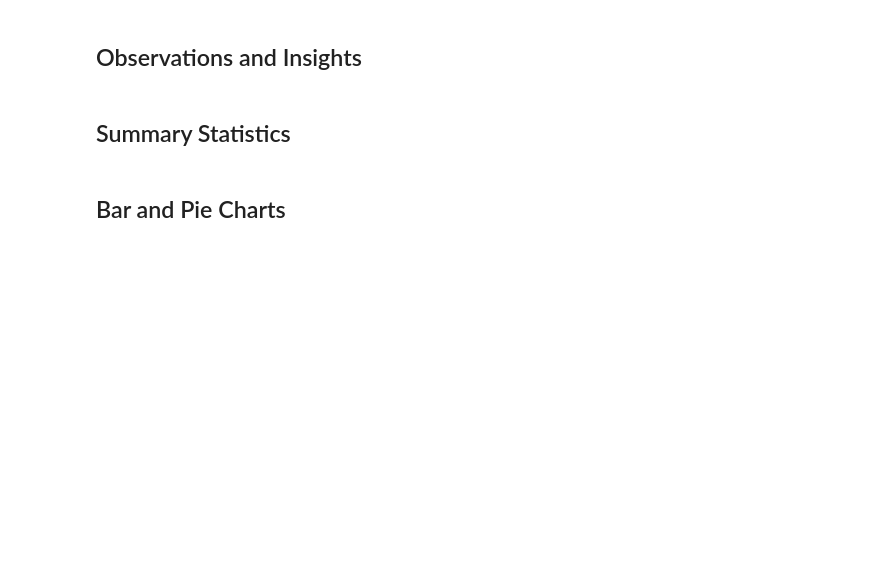
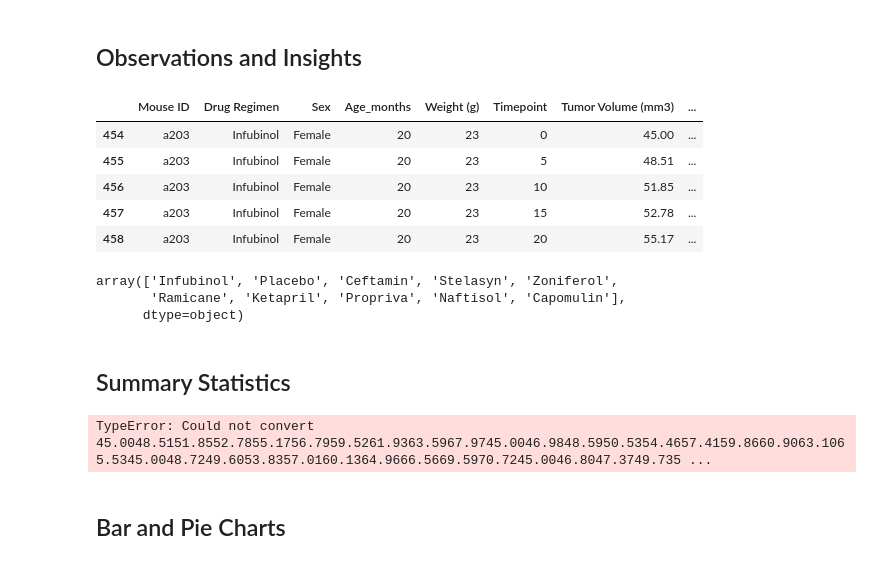
Before and after one commit to cdfencing/Matplotlib-The-Power-of-Plots, a Jupyter notebook: Pymaceuticals/Pymaceuticals.ipynb, the cells around one changed output. Saved outputs shown, nothing was run; the diff lists cells and outputs as text; code cells hidden in the pictures; blank space fills up the shorter version.

```diff
--- a/Pymaceuticals/Pymaceuticals.ipynb
+++ b/Pymaceuticals/Pymaceuticals.ipynb
@@ -5,34 +5,36 @@
 # %%
 # Dependencies and Setup
 import matplotlib.pyplot as plt
 import pandas as pd
 import scipy.stats as st
 
 # Study data files
 mouse_metadata_path = "data/Mouse_metadata.csv"
 study_results_path = "data/Study_results.csv"
 
 # Read the mouse data and the study results
 mouse_metadata = pd.read_csv(mouse_metadata_path)
 study_results = pd.read_csv(study_results_path)
 
 # Combine the data into a single dataset and display the data table for preview
 combined_mousestudy_df = pd.merge(mouse_metadata, study_results,
                                  how='left', on='Mouse ID')
 
-# sorting by mouse id
+# sorting by mouse id and remove values that are duplicated
 combined_mousestudy_df.sort_values(["Mouse ID", "Timepoint"], inplace = True)
 
-# dropping ALL duplicte values
-combined_data_clean = combined_mousestudy_df.drop_duplicates(subset =["Mouse ID", "Timepoint"],
-                keep = False, inplace =True)
+combined_mousestudy_df.loc[combined_mousestudy_df.duplicated(subset = ["Mouse ID", "Timepoint"]), "Mouse ID"]
 
-
-
-
-
-
+combined_mousestudy_df = combined_mousestudy_df.loc[combined_mousestudy_df["Mouse ID"] != "g989", :]
 
 #Display data
-# combined_mousestudy_df["Tumor Volume (mm3)"] = combined_mousestudy_df["Tumor Volume (mm3)"].map('{:,.2f}'.format)
-combined_data_clean
+combined_mousestudy_df["Tumor Volume (mm3)"] = combined_mousestudy_df["Tumor Volume (mm3)"].map('{:,.2f}'.format)
+
+combined_mousestudy_df.head()
+# %% [output]
+|  | Mouse ID | Drug Regimen | Sex | Age_months | Weight (g) | Timepoint | Tumor Volume (mm3) | ... |
+| 454 | a203 | Infubinol | Female | 20 | 23 | 0 | 45.00 | ... |
+| 455 | a203 | Infubinol | Female | 20 | 23 | 5 | 48.51 | ... |
+| 456 | a203 | Infubinol | Female | 20 | 23 | 10 | 51.85 | ... |
+| 457 | a203 | Infubinol | Female | 20 | 23 | 15 | 52.78 | ... |
+| 458 | a203 | Infubinol | Female | 20 | 23 | 20 | 55.17 | ... |
@@ -41,2 +41,8 @@ combined_data_clean
+# %%
+combined_mousestudy_df["Drug Regimen"].unique()
+# %% [output]
+array(['Infubinol', 'Placebo', 'Ceftamin', 'Stelasyn', 'Zoniferol',
+       'Ramicane', 'Ketapril', 'Propriva', 'Naftisol', 'Capomulin'],
+      dtype=object)
 # %% [markdown]
 ## Summary Statistics
@@ -54,6 +66,8 @@ Summary_tumor_volume = pd.DataFrame({'Avg Tumor Volume': [tumor_volume_avg], 'Me
                                      'Variance': [tumor_volume_variance], 'Standard Deviation': [tumor_volume_standev],
                                      'Standard Error of Mean': [tumor_volume_sem]})
 Summary_tumor_volume
+# %% [output]
+TypeError: Could not convert 45.0048.5151.8552.7855.1756.7959.5261.9363.5967.9745.0046.9848.5950.5354.4657.4159.8660.9063.1065.5345.0048.7249.6053.8357.0160.1364.9666.5669.5970.7245.0046.8047.3749.735 ...
 # %% [markdown]
 ## Bar and Pie Charts
 # %%
```
Also changed, not shown: parts of 2 cells of this notebook, 1 other file.
